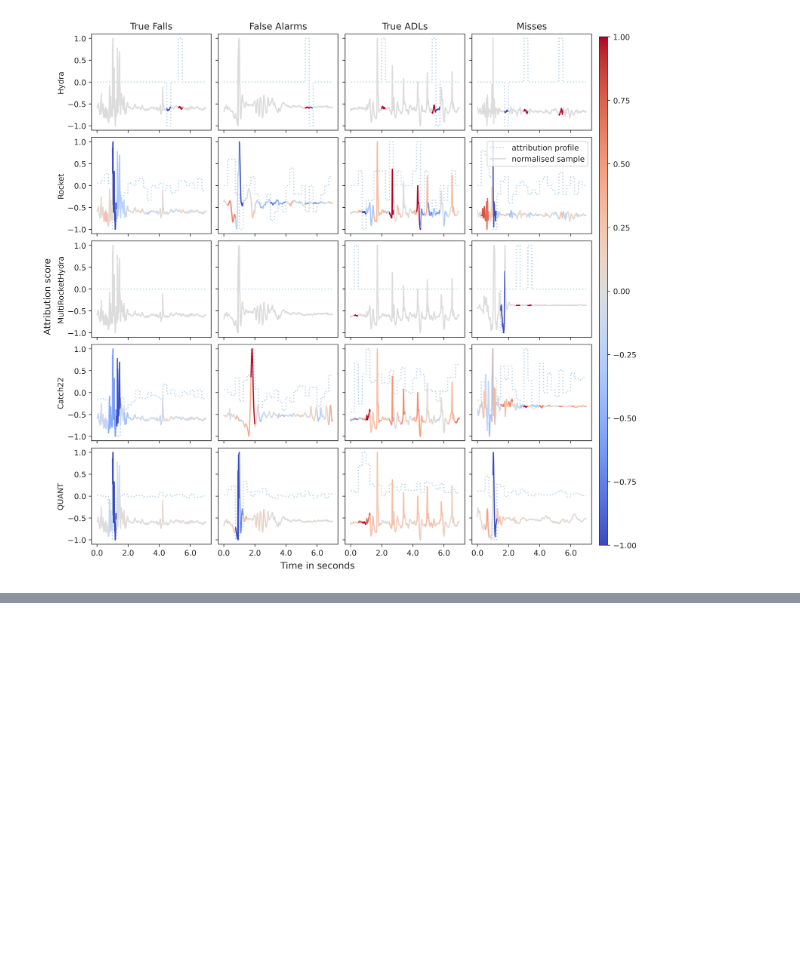
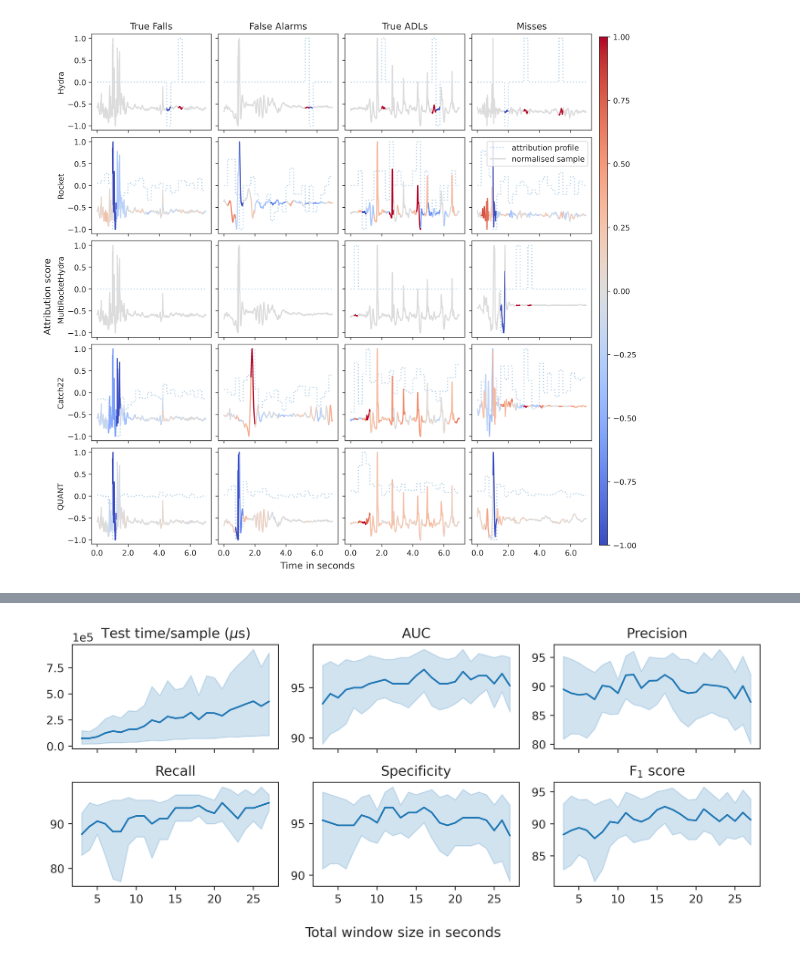
Before and after one commit to mlgig/ts_fall_detection, a Jupyter notebook: evaluation.ipynb, the cells around one changed output, grey strips where cells are left out. Cells and saved outputs as stored; diff of their text form; code cells hidden in the pictures; blank space fills up the shorter version.

```diff
--- a/evaluation.ipynb
+++ b/evaluation.ipynb
@@ -396,0 +401,3 @@ classifiers.plot_sample_with_attributions(samples_and_attributions_dict)
+# %%
+# Sample FARSEEING with post fall window size of 24.5 seconds
+X_train_2750, X_test_2750, y_train_2750, y_test_2750 = utils.train_test_subjects_split(farseeing)
@@ -396,0 +407,14 @@ classifiers.plot_sample_with_attributions(samples_and_attributions_dict)
+# %%
+ts_window_metrics = None
+for s in range(3, 28):
+    print(f'\n\n<--- Window size: {s} seconds --->')
+    if ts_window_metrics is None:
+        ts_window_metrics, _ = classifiers.run_models(
+            X_train_2750, y_train_2750, X_test_2750, y_test_2750,
+            s=s, type='ts', freq=100)
+    else:
+        new_metrics_df, _ = classifiers.run_models(
+            X_train_2750, y_train_2750, X_test_2750, y_test_2750,
+            s=s, type='ts', freq=100)
+        ts_window_metrics = pd.concat([ts_window_metrics, new_metrics_df],
+                                      ignore_index=True)
@@ -396,0 +459,4 @@ classifiers.plot_sample_with_attributions(samples_and_attributions_dict)
+# %%
+utils.plot_window_size_ablation(ts_window_metrics)
+# %% [output]
+[figure, added]
```
Also changed, not shown: parts of 7 cells of this notebook, 4 other files.
